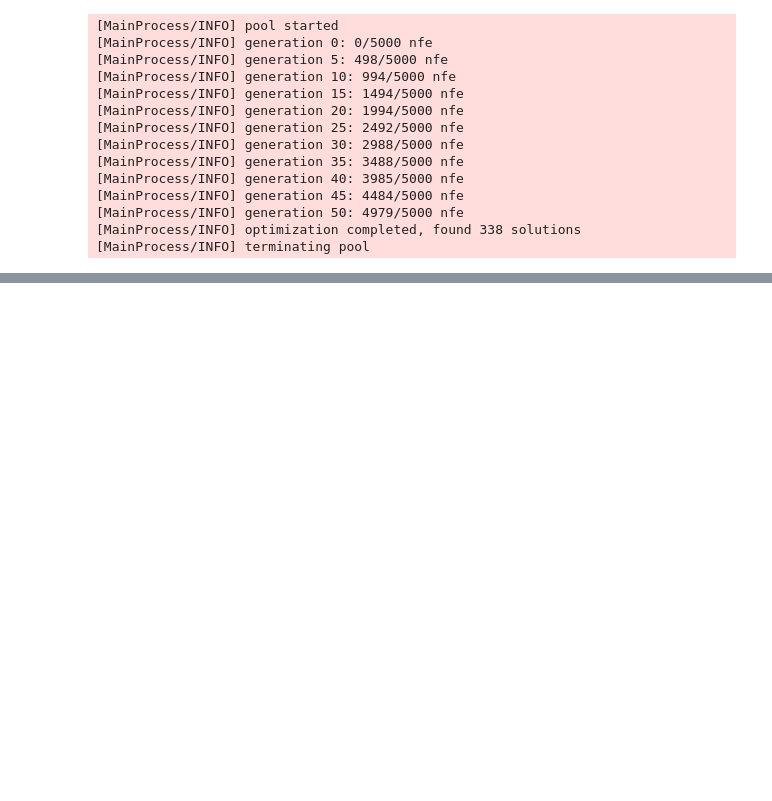
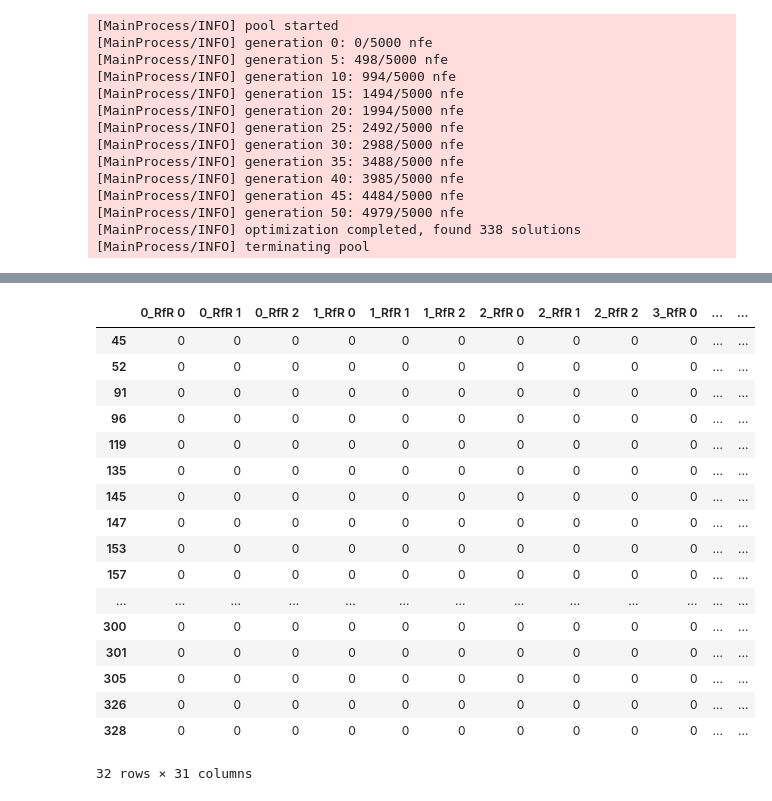
Before and after one commit to mare-matorum/epa1361_open_g29, a Jupyter notebook: final assignment/MODRM Felix.ipynb, the cells around one changed output, grey strips where cells are left out. Saved outputs shown, nothing was run; the diff lists cells and outputs as text; code cells hidden in the pictures; blank space fills up the shorter version.

```diff
--- a/final assignment/MODRM Felix.ipynb
+++ b/final assignment/MODRM Felix.ipynb
@@ -97,0 +127,25 @@ SyntaxError: invalid syntax (<ipython-input-28-e2383e961cf9>, line 3)
+# %%
+#identified the lever values that provided those solutions
+policies = int_solutions
+policies = policies.drop([o.name for o in model.outcomes], axis=1)
+policies = policies.drop(["sum Rfr", "sum rfr"], axis=1)
+policies
+# %% [output]
+|  | 0_RfR 0 | 0_RfR 1 | 0_RfR 2 | 1_RfR 0 | 1_RfR 1 | 1_RfR 2 | 2_RfR 0 | 2_RfR 1 | 2_RfR 2 | 3_RfR 0 | ... | ... |
+| 45 | 0 | 0 | 0 | 0 | 0 | 0 | 0 | 0 | 0 | 0 | ... | ... |
+| 52 | 0 | 0 | 0 | 0 | 0 | 0 | 0 | 0 | 0 | 0 | ... | ... |
+| 91 | 0 | 0 | 0 | 0 | 0 | 0 | 0 | 0 | 0 | 0 | ... | ... |
+| 96 | 0 | 0 | 0 | 0 | 0 | 0 | 0 | 0 | 0 | 0 | ... | ... |
+| 119 | 0 | 0 | 0 | 0 | 0 | 0 | 0 | 0 | 0 | 0 | ... | ... |
+| 135 | 0 | 0 | 0 | 0 | 0 | 0 | 0 | 0 | 0 | 0 | ... | ... |
+| 145 | 0 | 0 | 0 | 0 | 0 | 0 | 0 | 0 | 0 | 0 | ... | ... |
+| 147 | 0 | 0 | 0 | 0 | 0 | 0 | 0 | 0 | 0 | 0 | ... | ... |
+| 153 | 0 | 0 | 0 | 0 | 0 | 0 | 0 | 0 | 0 | 0 | ... | ... |
+| 157 | 0 | 0 | 0 | 0 | 0 | 0 | 0 | 0 | 0 | 0 | ... | ... |
+| ... | ... | ... | ... | ... | ... | ... | ... | ... | ... | ... | ... | ... |
+| 300 | 0 | 0 | 0 | 0 | 0 | 0 | 0 | 0 | 0 | 0 | ... | ... |
+| 301 | 0 | 0 | 0 | 0 | 0 | 0 | 0 | 0 | 0 | 0 | ... | ... |
+| 305 | 0 | 0 | 0 | 0 | 0 | 0 | 0 | 0 | 0 | 0 | ... | ... |
+| 326 | 0 | 0 | 0 | 0 | 0 | 0 | 0 | 0 | 0 | 0 | ... | ... |
+| 328 | 0 | 0 | 0 | 0 | 0 | 0 | 0 | 0 | 0 | 0 | ... | ... |
+32 rows × 31 columns
```
Also changed, not shown: parts of 5 cells of this notebook.
